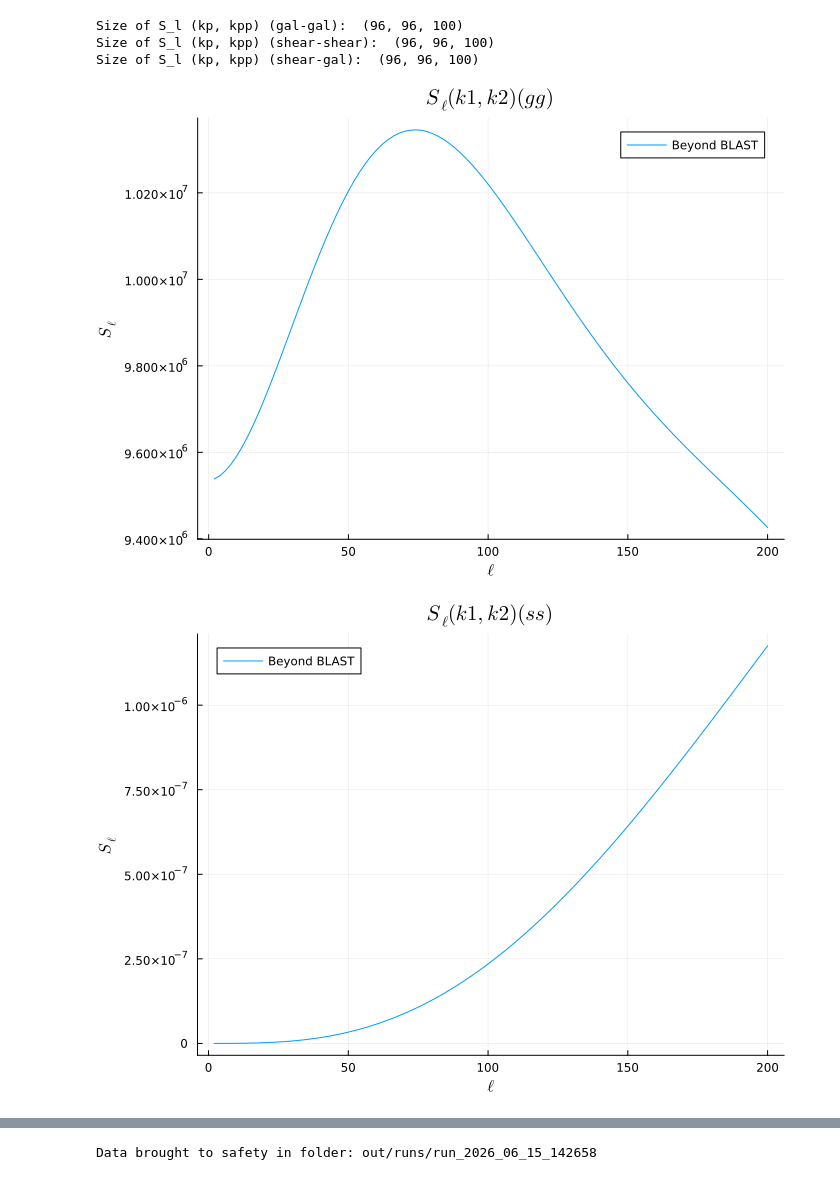
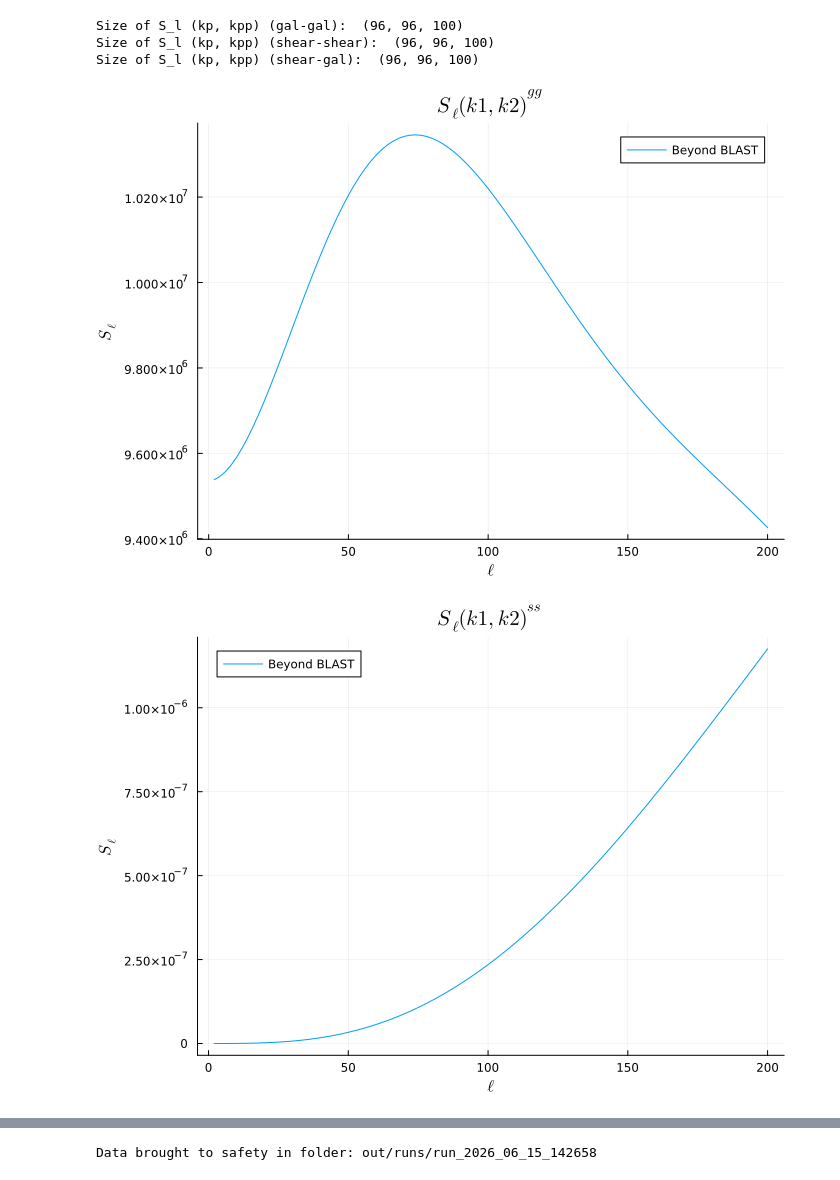
Before and after one commit to anvi-git/3D_Angular_Power_Spectrum, a Jupyter notebook: notebooks/new_beyond_BLAST.ipynb, the cells around one changed output, grey strips where cells are left out. Cells and saved outputs as stored; diff of their text form; code cells hidden in the pictures.

```diff
--- a/notebooks/new_beyond_BLAST.ipynb
+++ b/notebooks/new_beyond_BLAST.ipynb
@@ -306,17 +306,17 @@ Size of S_l (kp, kpp) (shear-gal):  (96, 96, 100)
 # %%
 i = 2
 j = 2
 p = plot(
     ℓ,
     S_lkk_gg[i, j, :],
     label = "Beyond BLAST",
     xlabel = L"\ell",
     ylabel = L"S_\ell",
-    title = L"S_\ell(k1, k2) (gg)",
+    title = L"S_\ell(k1, k2)^{gg}",
     size = (700, 500)
 )
 # %% [output]
-[figure, old version]
+[figure, new version]
 # %%
 i = 2
 j = 2
@@ -326,11 +326,11 @@ p = plot(
     label = "Beyond BLAST",
     xlabel = L"\ell",
     ylabel = L"S_\ell",
-    title = L"S_\ell(k1, k2) (ss)",
+    title = L"S_\ell(k1, k2)^{ss}",
     size = (700, 500)
 )
 # %% [output]
-[figure, old version]
+[figure, new version]
 # %%
 i = 2
 j = 2
```
Also changed, not shown: parts of 11 cells of this notebook, 1 other file.
